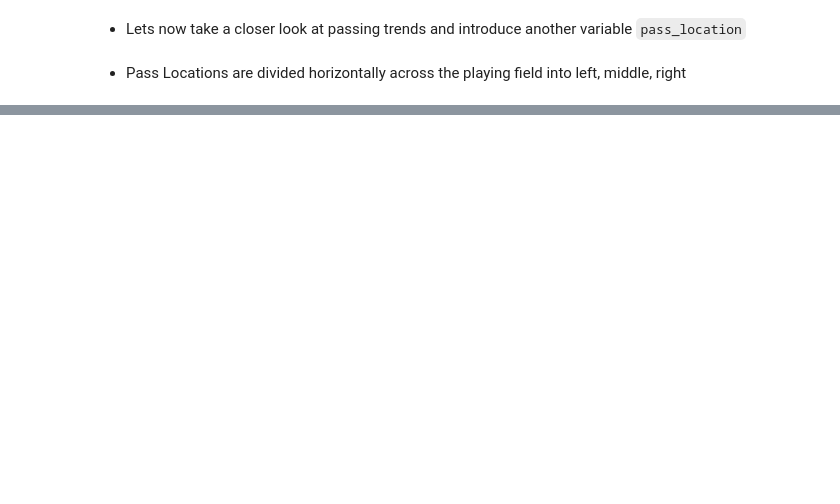
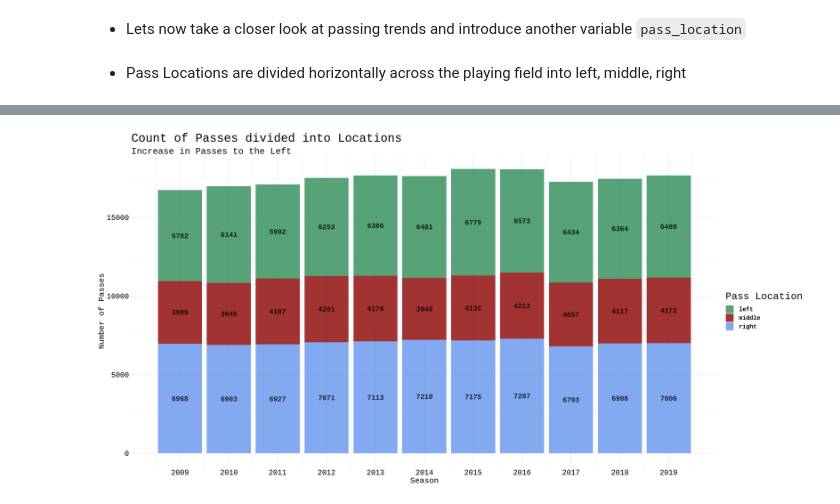
Before and after one commit to rennerm1/NFL-Data-Science-Project, a Jupyter notebook: NFL_Project.ipynb, the cells around one changed output, grey strips where cells are left out. Saved outputs shown, nothing was run; the diff lists cells and outputs as text; code cells hidden in the pictures; blank space fills up the shorter version.

```diff
--- a/NFL_Project.ipynb
+++ b/NFL_Project.ipynb
@@ -442,0 +492,23 @@ ggplot(data= play_type_df,
+# %%
+options(repr.plot.width=20, repr.plot.height=10)
+
+
+
+ggplot(data= pass_loc,
+        aes(x= season, y= count, fill = pass_location, label= count))+
+        geom_bar(position = "stack", stat = "identity")+
+        geom_text(size = 5, fontface = "bold", family = "AvantGarde", alpha = 0.8,
+                  position = position_stack(vjust = 0.5))+
+        scale_fill_manual(
+                  values=alpha(c("#2E8B57", "#8B0000", "#6495ED"), 0.8),
+                  aesthetics = c("color", "fill"))+
+        scale_x_continuous(breaks = c(2009, 2010, 2011, 2012, 2013, 2014, 2015, 2016, 2017, 2018, 2019))+
+        labs(title = "Count of Passes divided into Locations",
+            subtitle = "Increase in Passes to the Left",
+            x = "Season",
+            y = "Number of Passes",
+            fill = "Pass Location")+
+        theme_nfl()+
+        theme(legend.position = "right")
+# %% [output]
+[figure, added]
```
Also changed, not shown: parts of 27 cells of this notebook.
